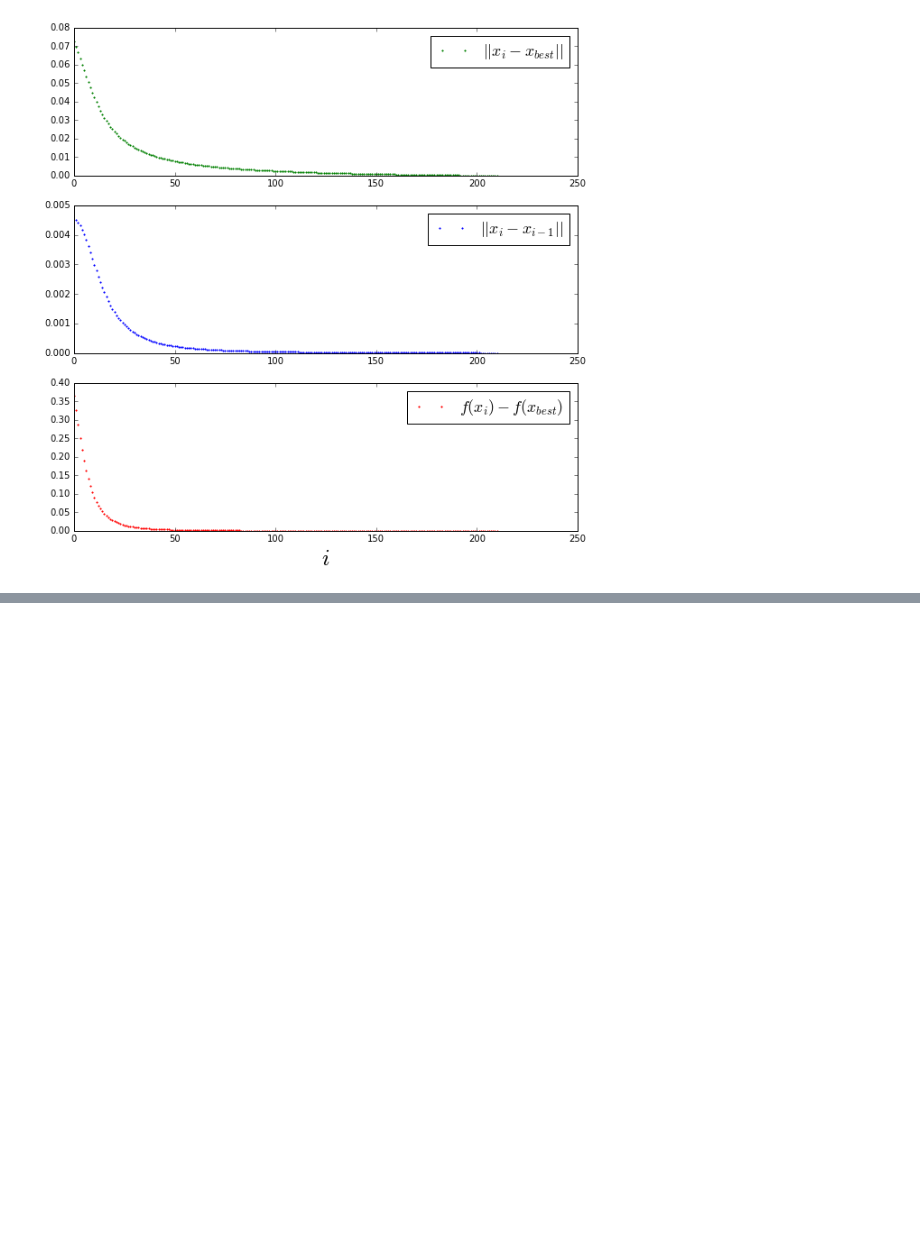
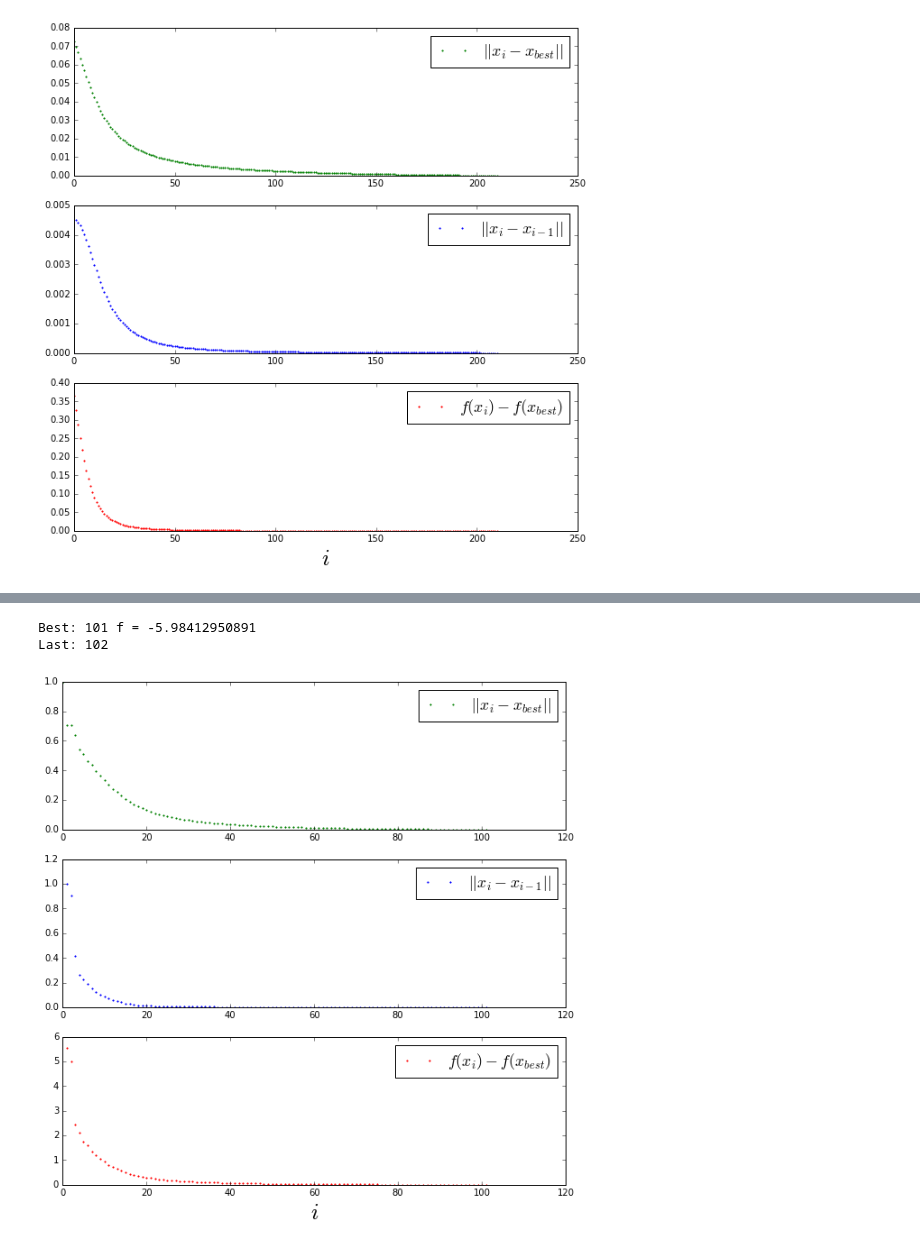
Before and after one commit to etoestja/inf, a Jupyter notebook: mipt/s6/OM/minimize/task2.ipynb, the cells around one changed output, grey strips where cells are left out. Saved outputs shown, nothing was run; the diff lists cells and outputs as text; code cells hidden in the pictures; blank space fills up the shorter version.

```diff
--- a/mipt/s6/OM/minimize/task2.ipynb
+++ b/mipt/s6/OM/minimize/task2.ipynb
@@ -358,0 +421,7 @@ Last: 211
+# %%
+x = FW(gamma_method = "new")
+method_info(x)
+# %% [output]
+Best: 101 f = -5.98412950891
+Last: 102
+[figure, added]
```
Also changed, not shown: parts of 6 cells of this notebook.
